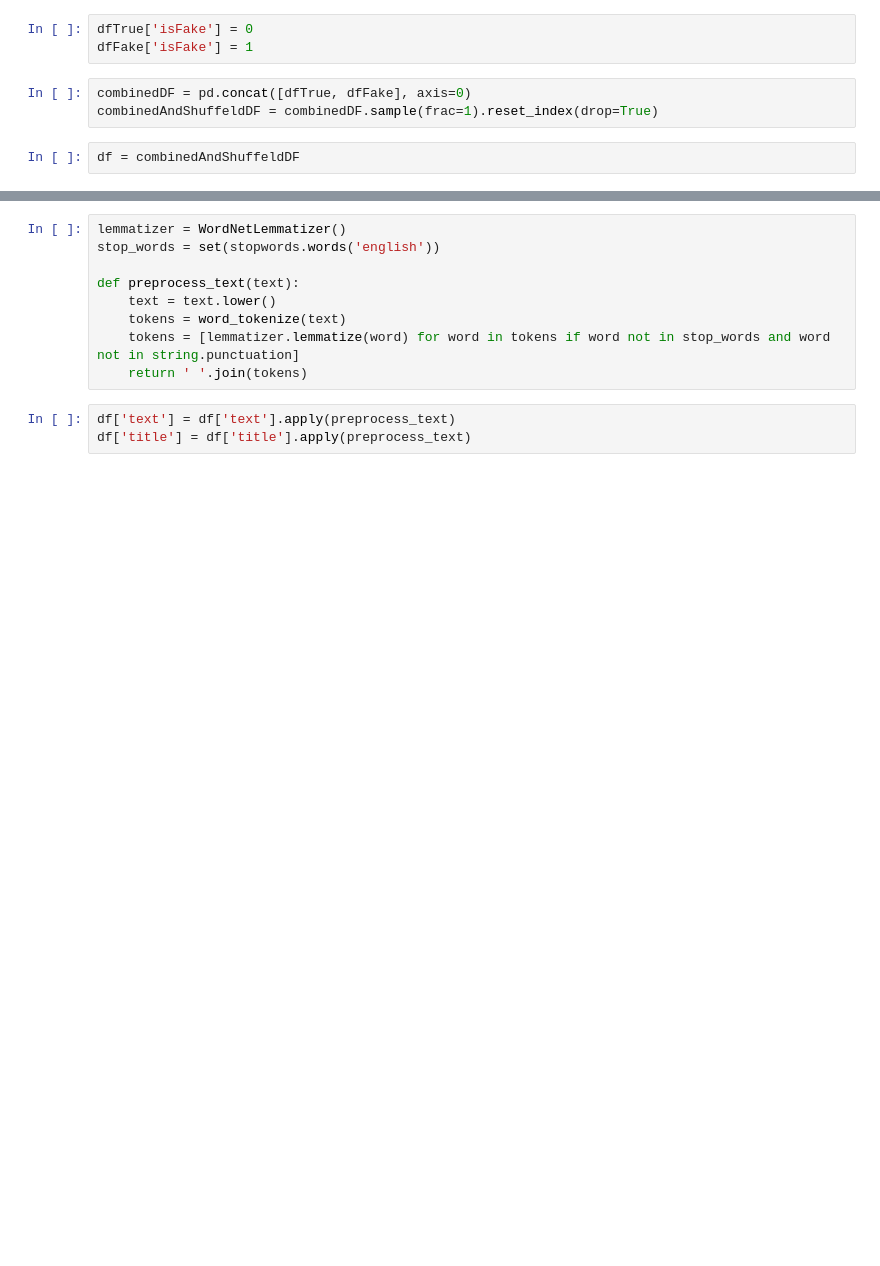
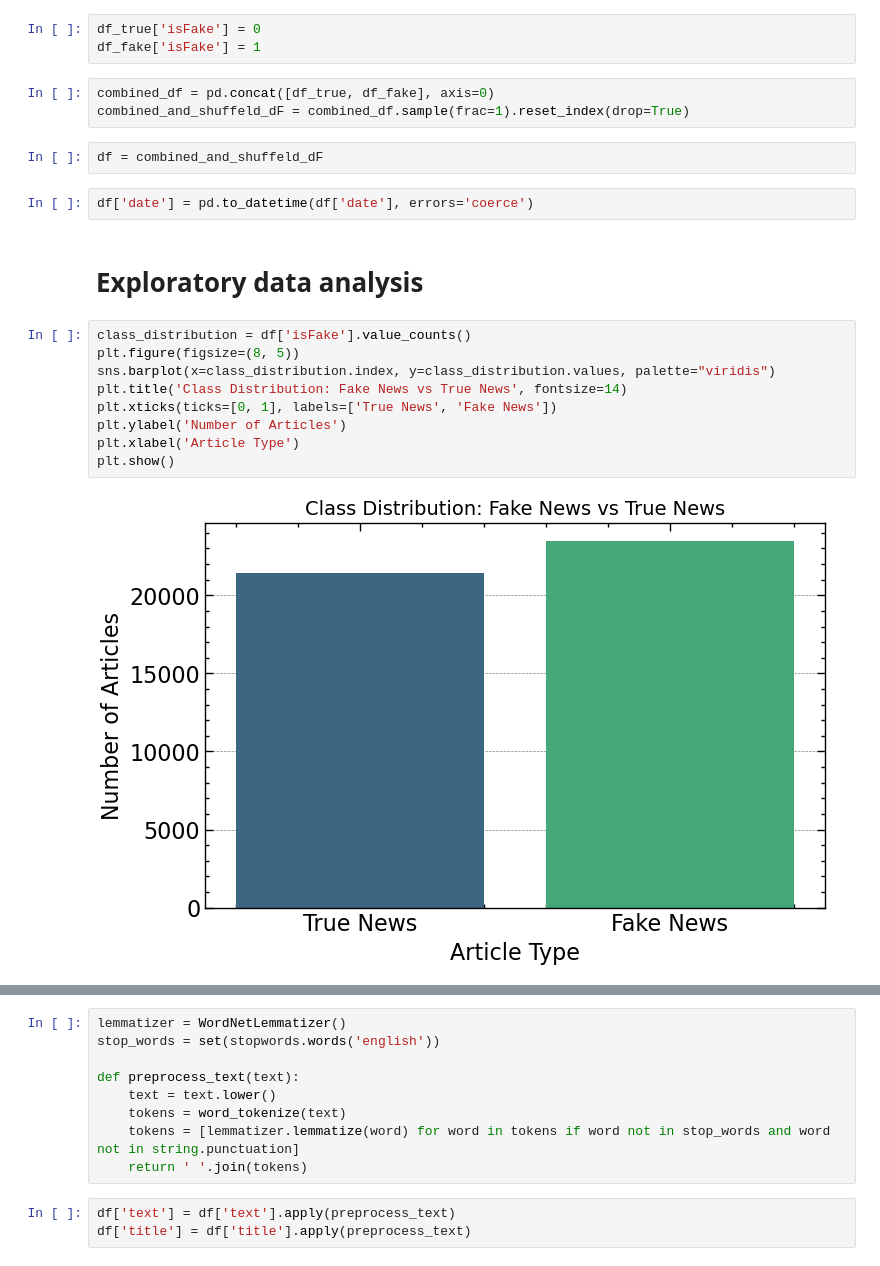
Before and after one commit to MahmouddTahaa/Fake-News-Detector, a Jupyter notebook: fakeNews.ipynb, the cells around one changed output, grey strips where cells are left out. Drawn from its saved outputs; the diff is of its cells as text; blank space fills up the shorter version.

```diff
--- a/fakeNews.ipynb
+++ b/fakeNews.ipynb
@@ -20,8 +37,23 @@ dfFake= pd.read_csv('./data/Fake.csv')
 # %%
-dfTrue['isFake'] = 0
-dfFake['isFake'] = 1
+df_true['isFake'] = 0
+df_fake['isFake'] = 1
 # %%
-combinedDF = pd.concat([dfTrue, dfFake], axis=0)
-combinedAndShuffeldDF = combinedDF.sample(frac=1).reset_index(drop=True)
+combined_df = pd.concat([df_true, df_fake], axis=0)
+combined_and_shuffeld_dF = combined_df.sample(frac=1).reset_index(drop=True)
 # %%
-df = combinedAndShuffeldDF
+df = combined_and_shuffeld_dF
+# %%
+df['date'] = pd.to_datetime(df['date'], errors='coerce')
+# %% [markdown]
+# Exploratory data analysis
+# %%
+class_distribution = df['isFake'].value_counts()
+plt.figure(figsize=(8, 5))
+sns.barplot(x=class_distribution.index, y=class_distribution.values, palette="viridis")
+plt.title('Class Distribution: Fake News vs True News', fontsize=14)
+plt.xticks(ticks=[0, 1], labels=['True News', 'Fake News'])
+plt.ylabel('Number of Articles')
+plt.xlabel('Article Type')
+plt.show()
+# %% [output]
+[figure, added]
```
Also changed, not shown: parts of 30 cells of this notebook, 1 other file.
